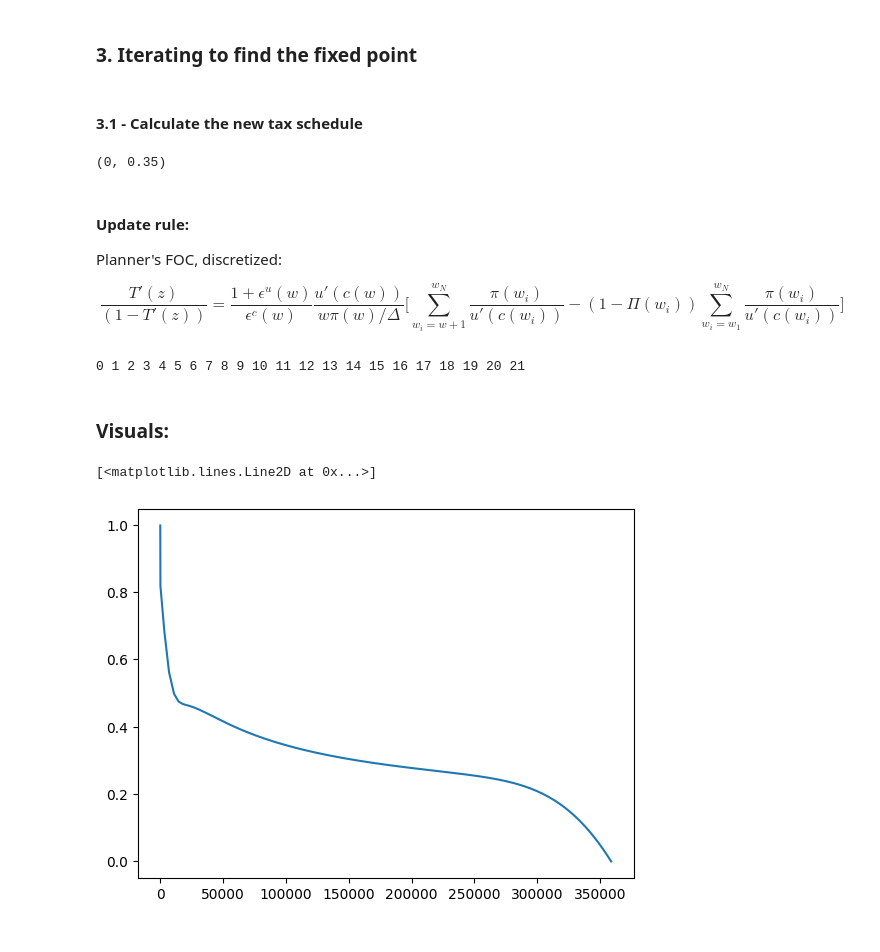
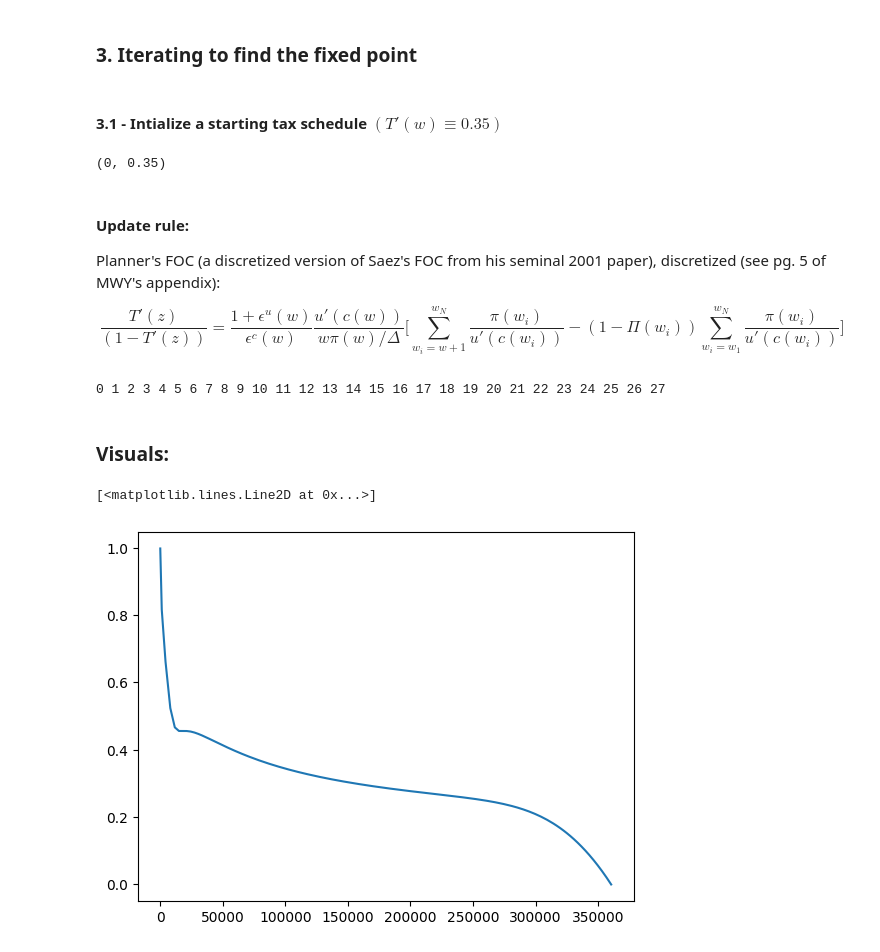
Before and after one commit to bryantx22/Oracle, a Jupyter notebook: simulation.ipynb, the cells around one changed output. Drawn from its saved outputs; the diff is of its cells as text; code cells hidden in the pictures.

```diff
--- a/simulation.ipynb
+++ b/simulation.ipynb
@@ -8,13 +29,13 @@ import matplotlib.pyplot as plt
 from scipy.stats import norm
 from scipy.optimize import minimize
 # %%
-# some constants
+# some global constants
 bin = 3.50
 gamma = 1.5
 alpha = 2.55
 sigma = 3
-tol = 1e-6
-scaling = 2e3
+tol = 1e-9 # tolerance for termination
+scaling = 2e3 # for caliberation in the end
 # %%
 transfer = 0 # initially
 # %% [markdown]
@@ -76,14 +105,18 @@ class Agent:
 
     def taxes(self, tax_schedule, earnings):
         '''
-        When it comes to the i^{th} agent, the previous agents' earnings would have been calculated
+        This function calculates the tax burden for this agent.
+        When it comes to the i^{th} agent, the previous agents' earnings would have been calculated (see the description up top).
 
-        Incomes above the previous cutoff (earings of the agent in the bracket before) is taxed at the marginal rate of the previous bracket
+        Inputs:
+        tax_schedule: a list of tuples (cutoff, rate), where the i^{th} entry is (w(z_i), T'(w))
+
+        Returns:
+        (float) tax burden
         '''
 
         total_tax = 0 # cumulative tax burden
         prev_cutoff = tax_schedule[0][0]
-        last_rate = tax_schedule[0][1]
 
         for i in range(self.bracket - 1):
 
@@ -94,25 +127,18 @@ class Agent:
 
             total_tax += rate * (cutoff - prev_cutoff)
             prev_cutoff = cutoff
-            last_rate = rate
 
-        total_tax += (earnings - max(prev_cutoff, 0)) * last_rate
+        total_tax += (earnings - max(prev_cutoff, 0)) * tax_schedule[self.bracket - 1][1]
 
         return total_tax
 
     def max_util(self, transfer, tax_schedule):
         '''
         utility maximization assuming walrus's law holds (no extra budget)
-
-        transfer is from the government.
-        wage is the numerare omitted.
-        tax schedule: an array specifying marginal taxes at each wage/ability bin
-        starting point: starting point of the search; set to None if this is the first time; otherwise, use the previous labor supply
-
-        wage (ability) * l - T(wage (ability) * l) + transfer
+        transfer: from the government.
+        tax schedule: see definition aboe
         '''
 
-        # cannot work negative hours
         # negative of the utility function since the routine minimizes instead of optimizes
 
         neg_utility_func = lambda l: -1 * ((self.wage*l - self.taxes(tax_schedule, self.wage*l) + transfer)**(1 - gamma) - 1)/(1 - gamma) + alpha*(l**(sigma)) / sigma if l >= 0 else 1e9
@@ -127,7 +155,7 @@ class Agent:
 # %% [markdown]
 ### 3. Iterating to find the fixed point
 # %% [markdown]
-#### 3.1 - Calculate the new tax schedule
+#### 3.1 - Intialize a starting tax schedule $(T'(w) \equiv 0.35)$
 # %%
 # initially - initialize the economy - flat tax schedule
 agents = []
@@ -143,7 +171,7 @@ tax_schedule.pop(0)
 # %% [markdown]
 #### Update rule:
 
-Planner's FOC, discretized:
+Planner's FOC (a discretized version of Saez's FOC from his seminal 2001 paper), discretized (see pg. 5 of MWY's appendix):
 
 $$\frac{T'(z)}{(1 - T'(z))} = \frac{1 + \epsilon^u(w)}{\epsilon^c(w)}\frac{u'(c(w))}{w\pi(w)/\Delta}\bigg[\sum_{w_i = w + 1}^{w_N} \frac{\pi(w_i)}{u'(c(w_i))} - (1 - \Pi(w_i)) \sum_{w_i = w_1}^{w_N} \frac{\pi(w_i)}{u'(c(w_i))}\bigg]$$
 # %%
@@ -198,18 +226,18 @@ while True:
 
     iterations += 1
 # %% [output]
-0 1 2 3 4 5 6 7 8 9 10 11 12 13 14 15 16 17 18 19 20 21
+0 1 2 3 4 5 6 7 8 9 10 11 12 13 14 15 16 17 18 19 20 21 22 23 24 25 26 27
 # %% [markdown]
 ### Visuals:
 # %%
 changes = []
 rate = []
 
 for point in tax_schedule:
-    changes.append(point[0] * 2e3)
+    changes.append(point[0] * scaling)
     rate.append(point[1])
 
 plt.plot(changes, rate)
 # %% [output]
 [<matplotlib.lines.Line2D at 0x...>]
-[figure, old version]
+[figure, new version]
```
Also changed, not shown: parts of 7 cells of this notebook.
